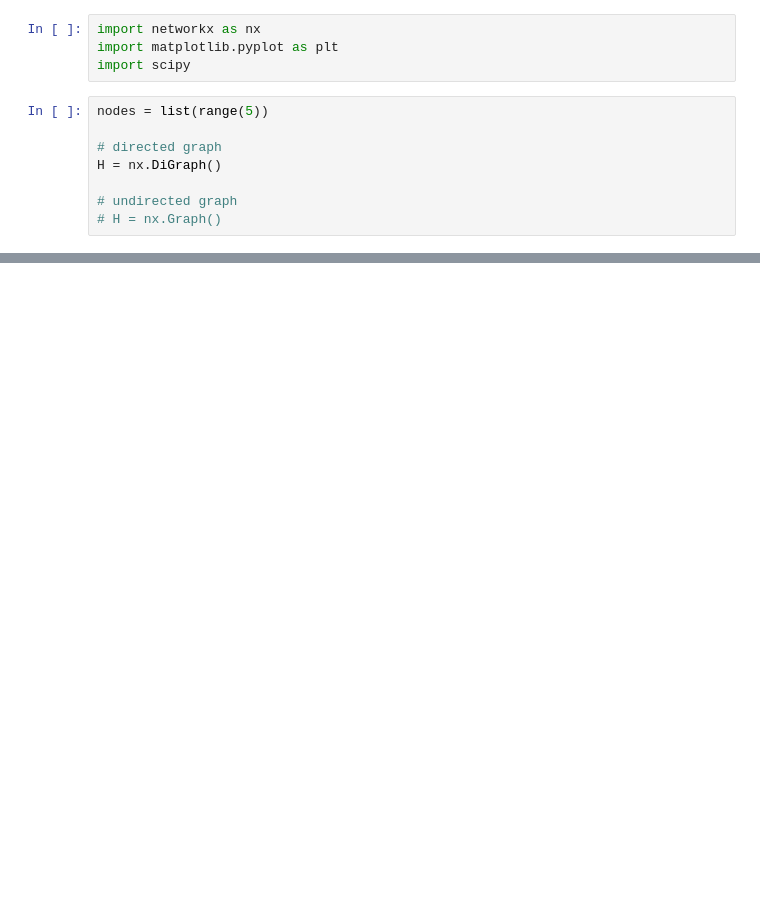
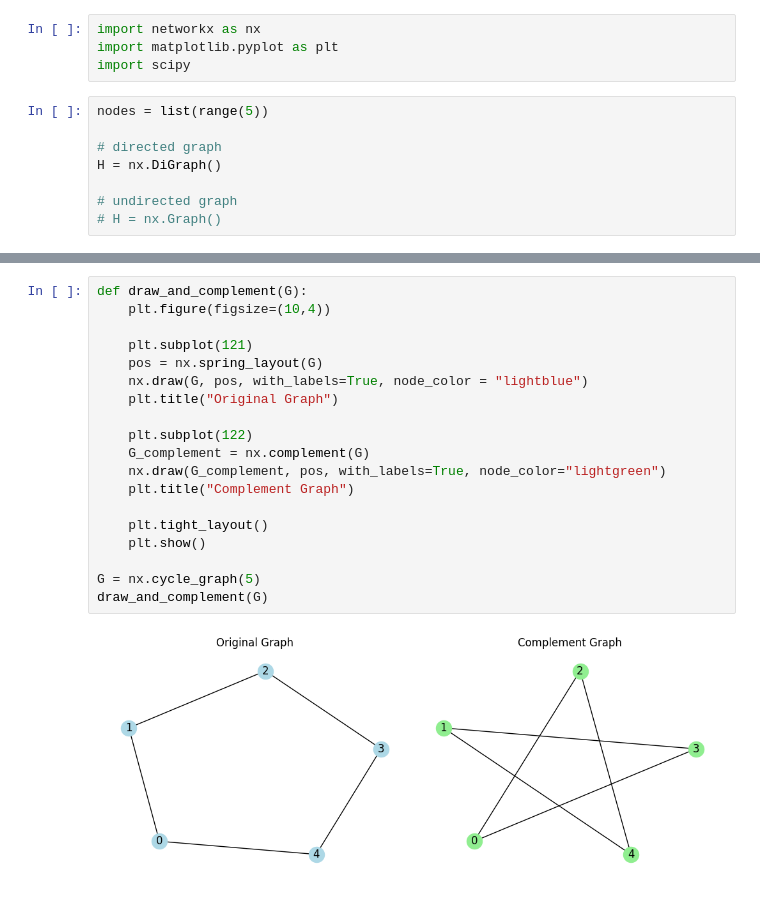
Before and after one commit to rrvrs/gnn, a Jupyter notebook: gnn.ipynb, the cells around one changed output, grey strips where cells are left out. Saved outputs shown, nothing was run; the diff lists cells and outputs as text; blank space fills up the shorter version.

```diff
--- a/gnn.ipynb
+++ b/gnn.ipynb
@@ -53,0 +100,21 @@ Sum of all degrees: 15
+# %%
+def draw_and_complement(G):
+    plt.figure(figsize=(10,4))
+
+    plt.subplot(121)
+    pos = nx.spring_layout(G)
+    nx.draw(G, pos, with_labels=True, node_color = "lightblue")
+    plt.title("Original Graph")
+
+    plt.subplot(122)
+    G_complement = nx.complement(G)
+    nx.draw(G_complement, pos, with_labels=True, node_color="lightgreen")
+    plt.title("Complement Graph")
+
+    plt.tight_layout()
+    plt.show()
+
+G = nx.cycle_graph(5)
+draw_and_complement(G)
+# %% [output]
+[figure, added]
```
Also changed, not shown: parts of 9 cells of this notebook.
